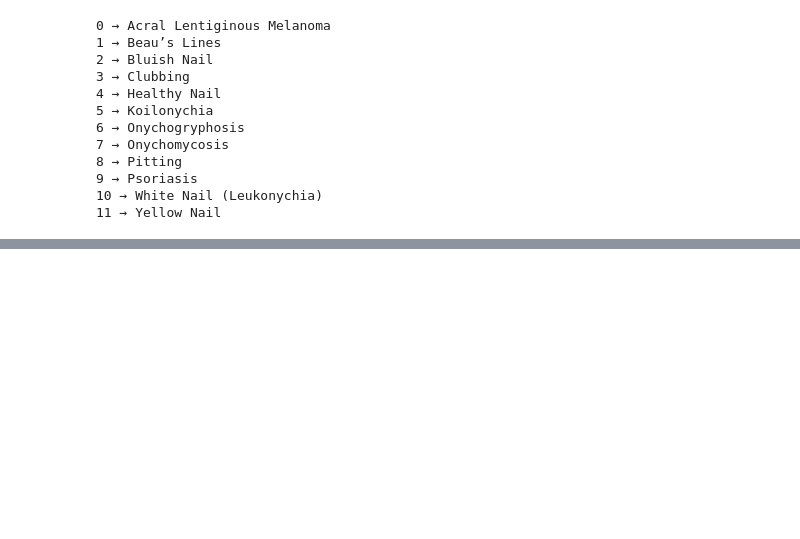
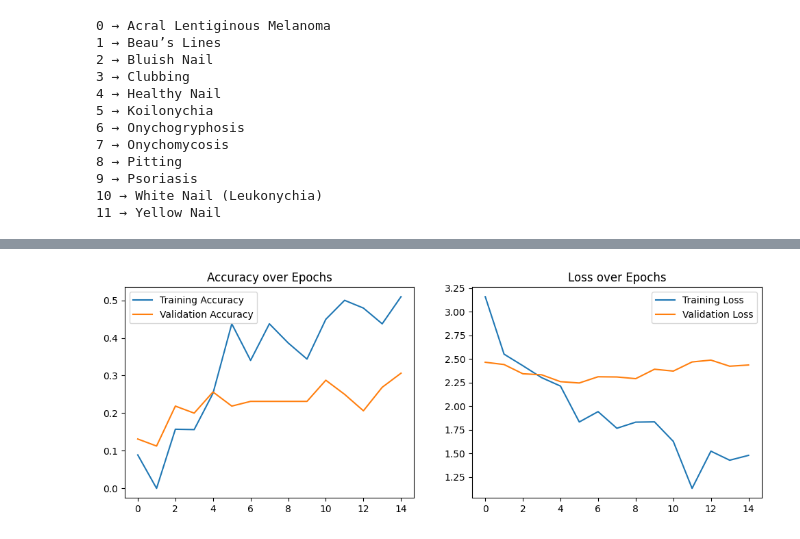
Before and after one commit to harleneee/KuCognition, a Jupyter notebook: KuCognition/preprocessing.ipynb, the cells around one changed output, grey strips where cells are left out. Cells and saved outputs as stored; diff of their text form; code cells hidden in the pictures; blank space fills up the shorter version.

Commit message:
added cnn model with accuracy - first try

```diff
--- a/KuCognition/preprocessing.ipynb
+++ b/KuCognition/preprocessing.ipynb
@@ -165,0 +229,17 @@ for class_name, class_index in train_generator.class_indices.items():
+# %%
+# 🟩 STEP 10: Train the Model (Initial Run - includes Nail Color detection)
+
+BATCH_SIZE = 32
+EPOCHS = 15 # Start with 15 epochs for a baseline
+
+# Calculate steps based on the total number of samples
+steps_per_epoch_train = train_generator.samples // BATCH_SIZE
+steps_per_epoch_val = test_generator.samples // BATCH_SIZE
+
+history = model.fit(
+    train_generator,
+    steps_per_epoch=steps_per_epoch_train,
+    epochs=EPOCHS,
+    validation_data=test_generator,
+    validation_steps=steps_per_epoch_val
+)
@@ -165,0 +268,31 @@ for class_name, class_index in train_generator.class_indices.items():
+# %%
+# 🟩 STEP 11a: Evaluate Accuracy
+
+# Evaluate the final loss and accuracy on the held-out test set
+loss, accuracy = model.evaluate(test_generator, steps=test_generator.samples // BATCH_SIZE)
+print(f"Test Loss: {loss:.4f}")
+print(f"Test Accuracy: {accuracy:.4f}")
+
+# Plot training history for visual inspection (Crucial for hyperparameter adjustment)
+import matplotlib.pyplot as plt
+
+plt.figure(figsize=(12, 4))
+plt.subplot(1, 2, 1)
+plt.plot(history.history['accuracy'], label='Training Accuracy')
+plt.plot(history.history['val_accuracy'], label='Validation Accuracy')
+plt.title('Accuracy over Epochs')
+plt.legend()
+
+plt.subplot(1, 2, 2)
+plt.plot(history.history['loss'], label='Training Loss')
+plt.plot(history.history['val_loss'], label='Validation Loss')
+plt.title('Loss over Epochs')
+plt.legend()
+plt.show()
+
+# 🟩 STEP 11b: Adjust Hyperparameters (Manual Step)
+# Based on the plot:
+# - If Val Accuracy is much lower than Training Accuracy (Overfitting), REDUCE complexity or INCREASE Dropout/Regularization.
+# - If both are low (Underfitting), INCREASE model complexity (more layers/filters) or INCREASE Epochs.
+# - Rerun the training cells (Cell 2 and Cell 3) with adjusted parameters.
+# %% [output]
@@ -165,0 +302 @@ for class_name, class_index in train_generator.class_indices.items():
+[figure, added]
```
Also changed, not shown: parts of 6 cells of this notebook.
